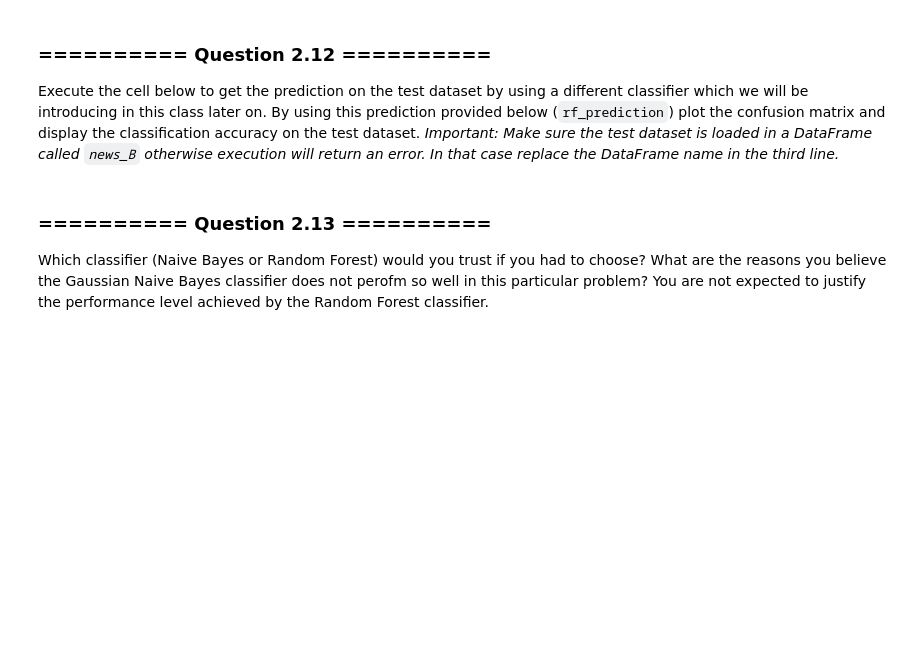
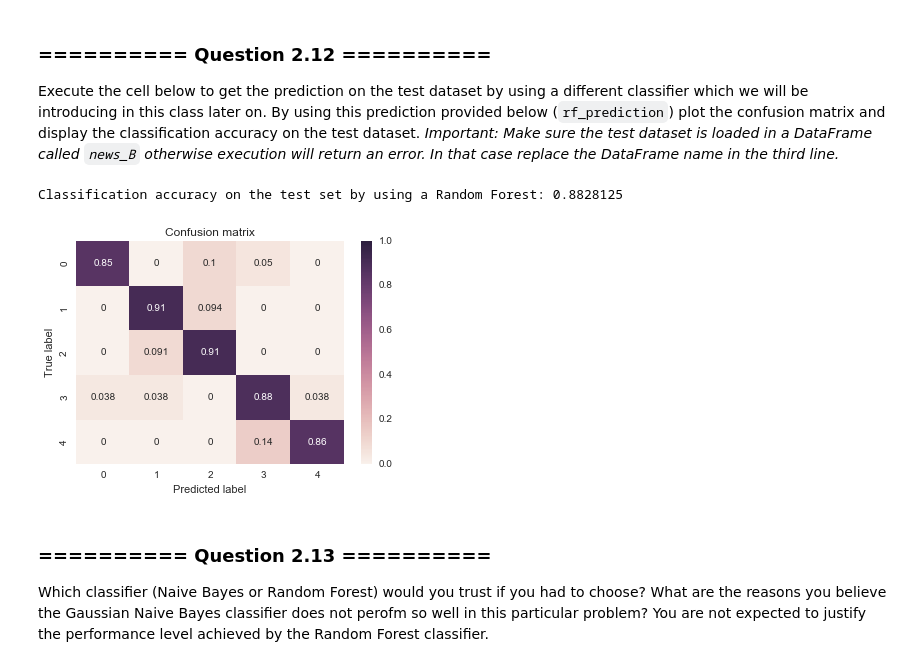
Before and after one commit to richardharmadi/iaml, a Jupyter notebook: 03_Assignment_1.ipynb, the cells around one changed output. Drawn from its saved outputs; the diff is of its cells as text; code cells hidden in the pictures; blank space fills up the shorter version.

```diff
--- a/03_Assignment_1.ipynb
+++ b/03_Assignment_1.ipynb
@@ -339,15 +382,25 @@ Estimate the baseline performance.
 Execute the cell below to get the prediction on the test dataset by using a different classifier which we will be introducing in this class later on. By using this prediction provided below (`rf_prediction`) plot the confusion matrix and display the classification accuracy on the test dataset. *Important: Make sure the test dataset is loaded in a DataFrame called `news_B` otherwise execution will return an error. In that case replace the DataFrame name in the third line.*
 # %%
 from sklearn.ensemble import RandomForestClassifier
+#to fit all the required variable names
+X_tr = x.copy() #copy of the cleaned news A dataset (except column 'class') to X_tr
+y_tr = y.copy() #copy of the cleaned news A column 'class' to y_tr
+news_B = pd.read_csv(part_b_path,delimiter = ',') #import the test dataset into a new variable called news_B
+
 rf = RandomForestClassifier(n_estimators = 50).fit(X=X_tr, y=y_tr)
 X_ts = news_B.drop('class', axis=1)
+y_ts = pd.Series(news_B['class']) #define y_ts, column 'class' of news_B
 rf_prediction = rf.predict(X=X_ts)
 # Your code goes here
 print('Classification accuracy on the test set by using a Random Forest:', accuracy_score(y_ts, rf.predict(X=X_ts)))
 plt.figure()
+classes=['0','1','2','3','4']
 cm = confusion_matrix(y_ts, rf_prediction)
 cm_norm = cm/cm.sum(axis=1)[:, np.newaxis]
 plot_confusion_matrix(cm_norm, classes=classes)
+# %% [output]
+Classification accuracy on the test set by using a Random Forest: 0.8828125
+[figure, added]
 # %% [markdown]
 ### ========== Question 2.13 ==========
 
```
Also changed, not shown: parts of 13 cells of this notebook.
